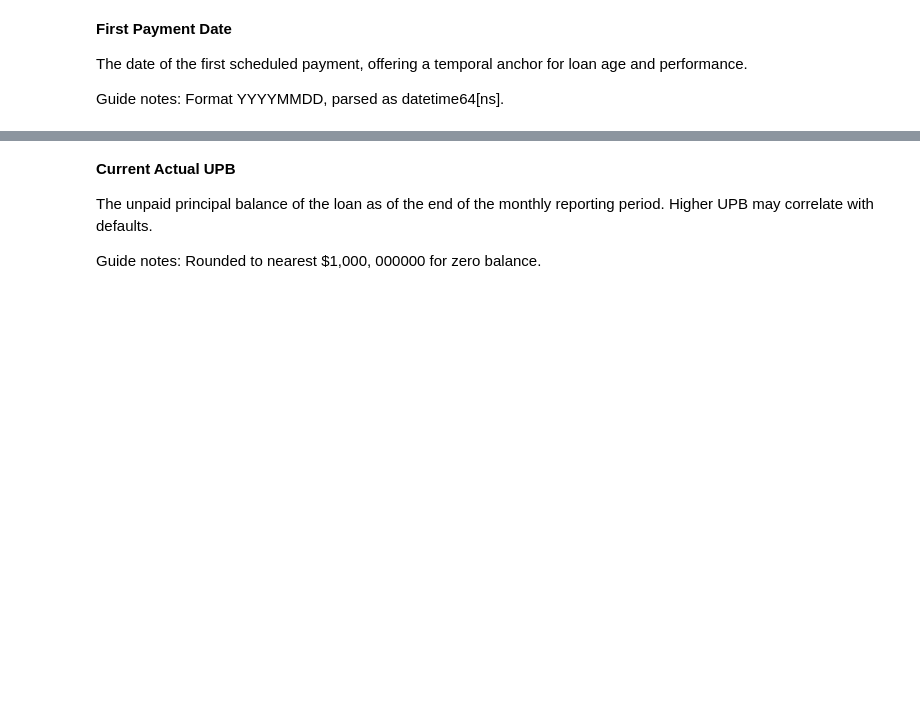
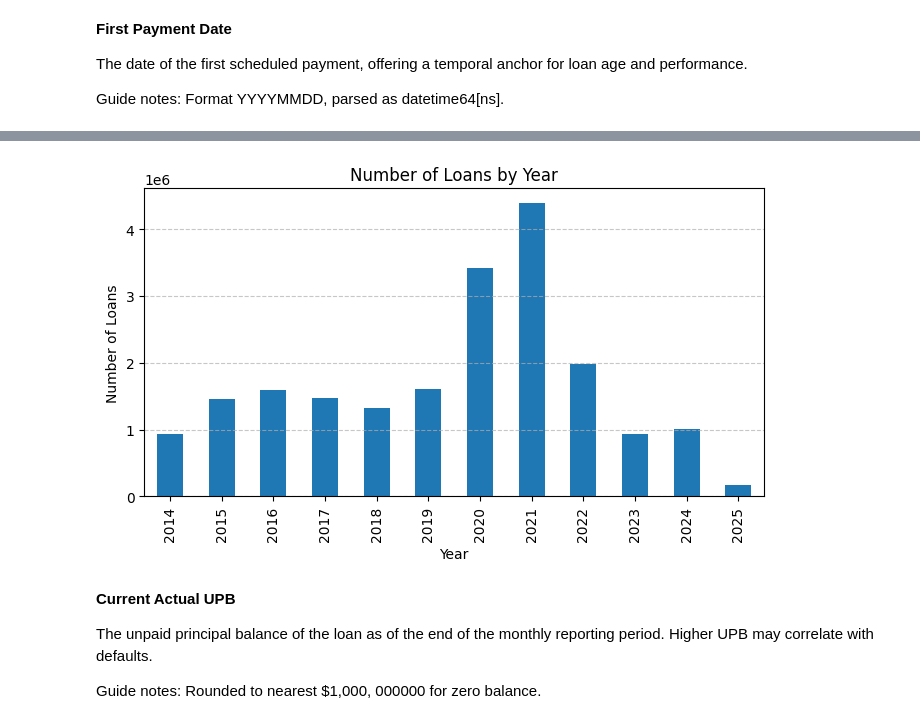
Before and after one commit to divija-rao/MBS_RiskManagement, a Jupyter notebook: regression_eda.ipynb, the cells around one changed output, grey strips where cells are left out. Cells and saved outputs as stored; diff of their text form; code cells hidden in the pictures; blank space fills up the shorter version.

Commit message:
EDA Regression Data

```diff
--- a/regression_eda.ipynb
+++ b/regression_eda.ipynb
@@ -354,3 +368,14 @@ plt.show()
+# %%
+# Number of loans across years
+plt.figure(figsize=(8, 4))
+data['First Payment Date'].dropna().dt.year.value_counts().sort_index().plot(kind='bar')
+plt.title('Number of Loans by Year')
+plt.xlabel('Year')
+plt.ylabel('Number of Loans')
+plt.grid(axis='y', linestyle='--', alpha=0.7)
+plt.show()
+# %% [output]
+[figure, added]
 # %% [markdown]
 **Current Actual UPB**
 
```
Also changed, not shown: parts of 18 cells of this notebook.
